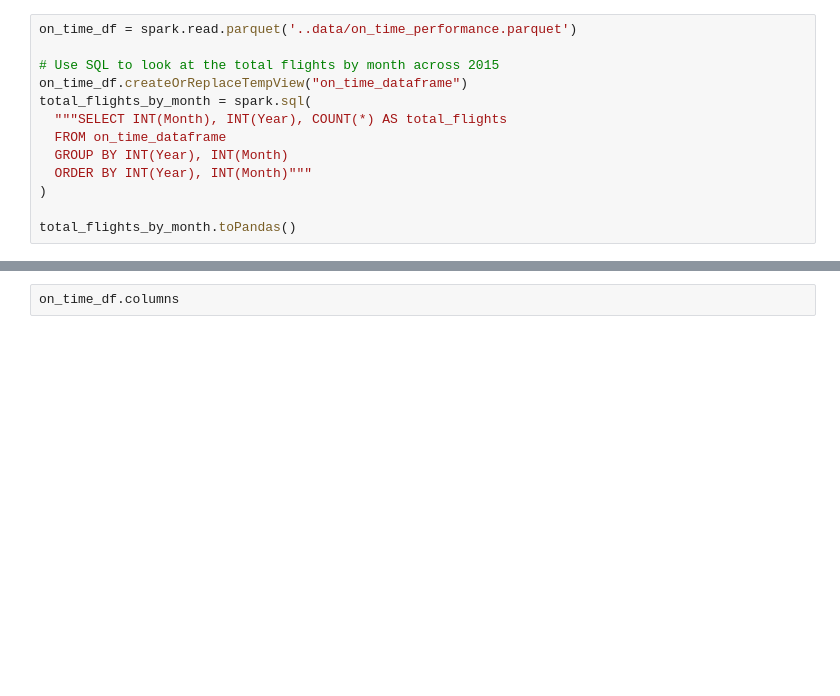
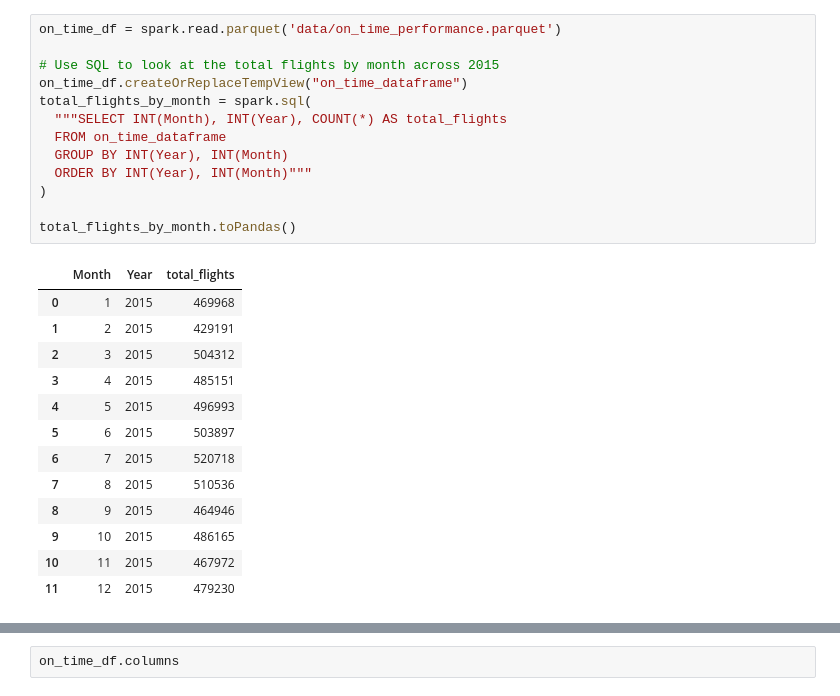
Before and after one commit to ojjy/datascience, a Jupyter notebook: data_eng/agile_DC2_ch05_prac.ipynb, the cells around one changed output, grey strips where cells are left out. Saved outputs shown, nothing was run; the diff lists cells and outputs as text; blank space fills up the shorter version.

```diff
--- a/data_eng/agile_DC2_ch05_prac.ipynb
+++ b/data_eng/agile_DC2_ch05_prac.ipynb
@@ -21,16 +48,30 @@ print("\nPySpark initialized...")
 # %%
-on_time_df = spark.read.parquet('..data/on_time_performance.parquet')
+on_time_df = spark.read.parquet('data/on_time_performance.parquet')
 
 # Use SQL to look at the total flights by month across 2015
 on_time_df.createOrReplaceTempView("on_time_dataframe")
 total_flights_by_month = spark.sql(
   """SELECT INT(Month), INT(Year), COUNT(*) AS total_flights
   FROM on_time_dataframe
   GROUP BY INT(Year), INT(Month)
   ORDER BY INT(Year), INT(Month)"""
 )
 
 total_flights_by_month.toPandas()
+# %% [output]
+|  | Month | Year | total_flights |
+| 0 | 1 | 2015 | 469968 |
+| 1 | 2 | 2015 | 429191 |
+| 2 | 3 | 2015 | 504312 |
+| 3 | 4 | 2015 | 485151 |
+| 4 | 5 | 2015 | 496993 |
+| 5 | 6 | 2015 | 503897 |
+| 6 | 7 | 2015 | 520718 |
+| 7 | 8 | 2015 | 510536 |
+| 8 | 9 | 2015 | 464946 |
+| 9 | 10 | 2015 | 486165 |
+| 10 | 11 | 2015 | 467972 |
+| 11 | 12 | 2015 | 479230 |
 # %%
 # Save chart to MongoDB
 (
```
Also changed, not shown: parts of 3 cells of this notebook, 1 other file.
